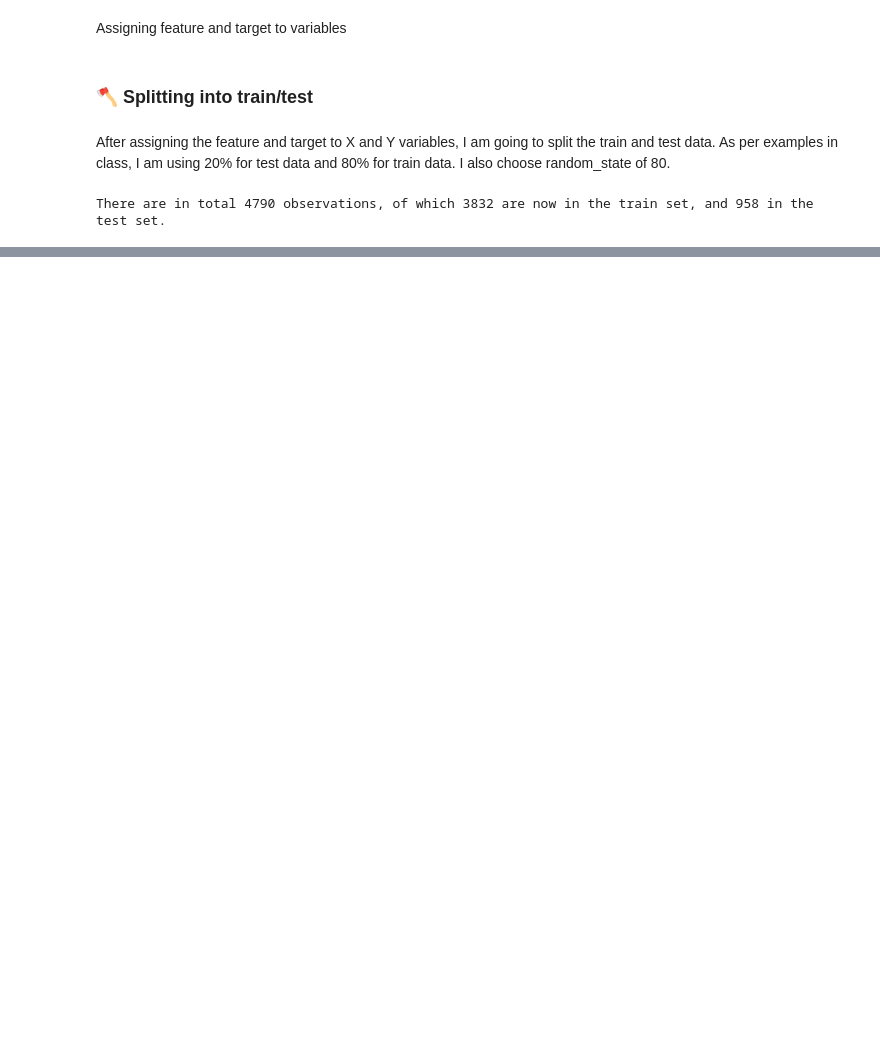
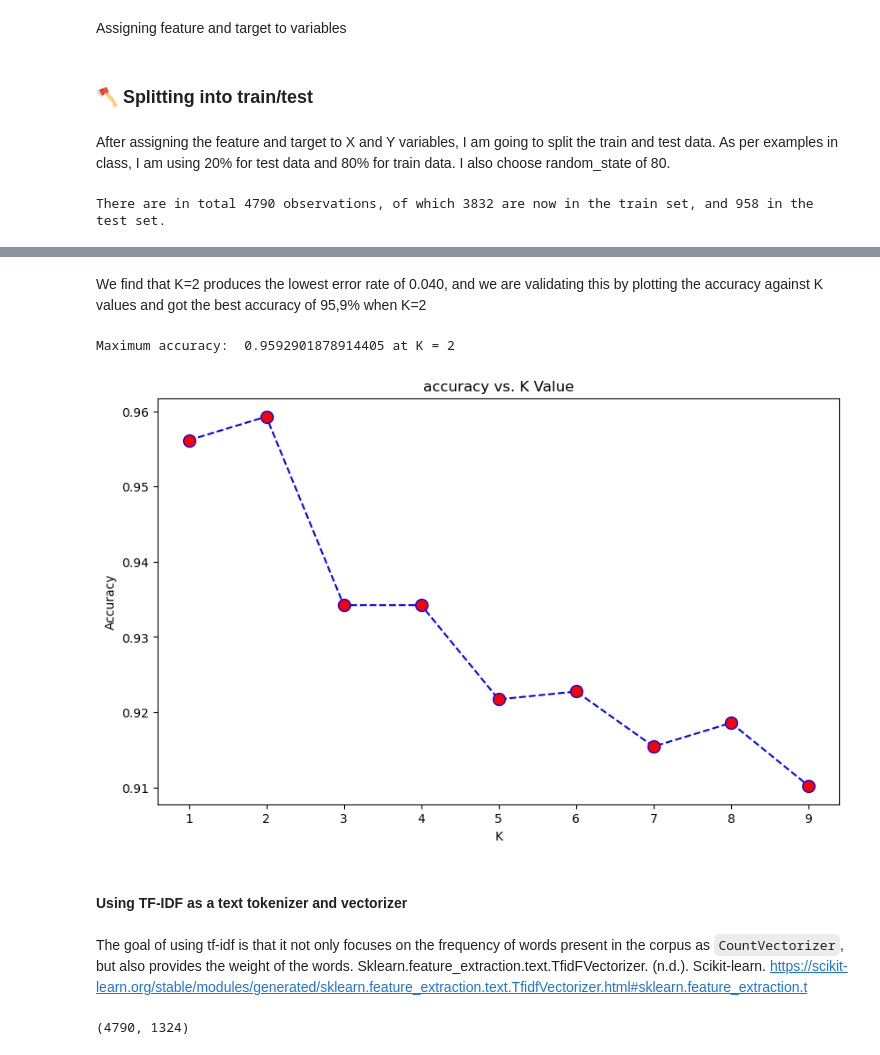
Before and after one commit to SoleilUmwiza92/AI4-Soleil, a Jupyter notebook: Soleil-Challenge.ipynb, the cells around one changed output, grey strips where cells are left out. Drawn from its saved outputs; the diff is of its cells as text; code cells hidden in the pictures; blank space fills up the shorter version.

```diff
--- a/Soleil-Challenge.ipynb
+++ b/Soleil-Challenge.ipynb
@@ -393,0 +547,23 @@ weighted avg       0.99      0.99      0.99       958
+# %% [markdown]
+We find that K=2 produces the lowest error rate of 0.040, and we are validating this by plotting the accuracy against K values and got the best accuracy of 95,9% when K=2
+# %%
+plt.figure(figsize=(10,6))
+plt.plot(range(1,10),acc,color='blue', linestyle='dashed',
+         marker='o',markerfacecolor='red', markersize=10)
+plt.title('accuracy vs. K Value')
+plt.xlabel('K')
+plt.ylabel('Accuracy')
+print("Maximum accuracy: ",max(acc),"at K =",acc.index(max(acc))+1)
+# %% [output]
+Maximum accuracy:  0.9592901878914405 at K = 2
+[figure, added]
+# %% [markdown]
+#### Using TF-IDF as a text tokenizer and vectorizer
+# %% [markdown]
+The goal of using tf-idf is that it not only focuses on the frequency of words present in the corpus as `CountVectorizer`, but also provides the weight of the words. Sklearn.feature_extraction.text.TfidFVectorizer. (n.d.). Scikit-learn. https://scikit-learn.org/stable/modules/generated/sklearn.feature_extraction.text.TfidfVectorizer.html#sklearn.feature_extraction.t
+# %%
+tfidf_vectorizer = TfidfVectorizer(min_df=.01, use_idf =True, stop_words = 'english')
+tf_X_vectorized = tfidf_vectorizer.fit_transform(emailText_df['email_text']).toarray()
+tf_X_vectorized.shape
+# %% [output]
+(4790, 1324)
```
Also changed, not shown: parts of 87 cells of this notebook, 1 other file.
